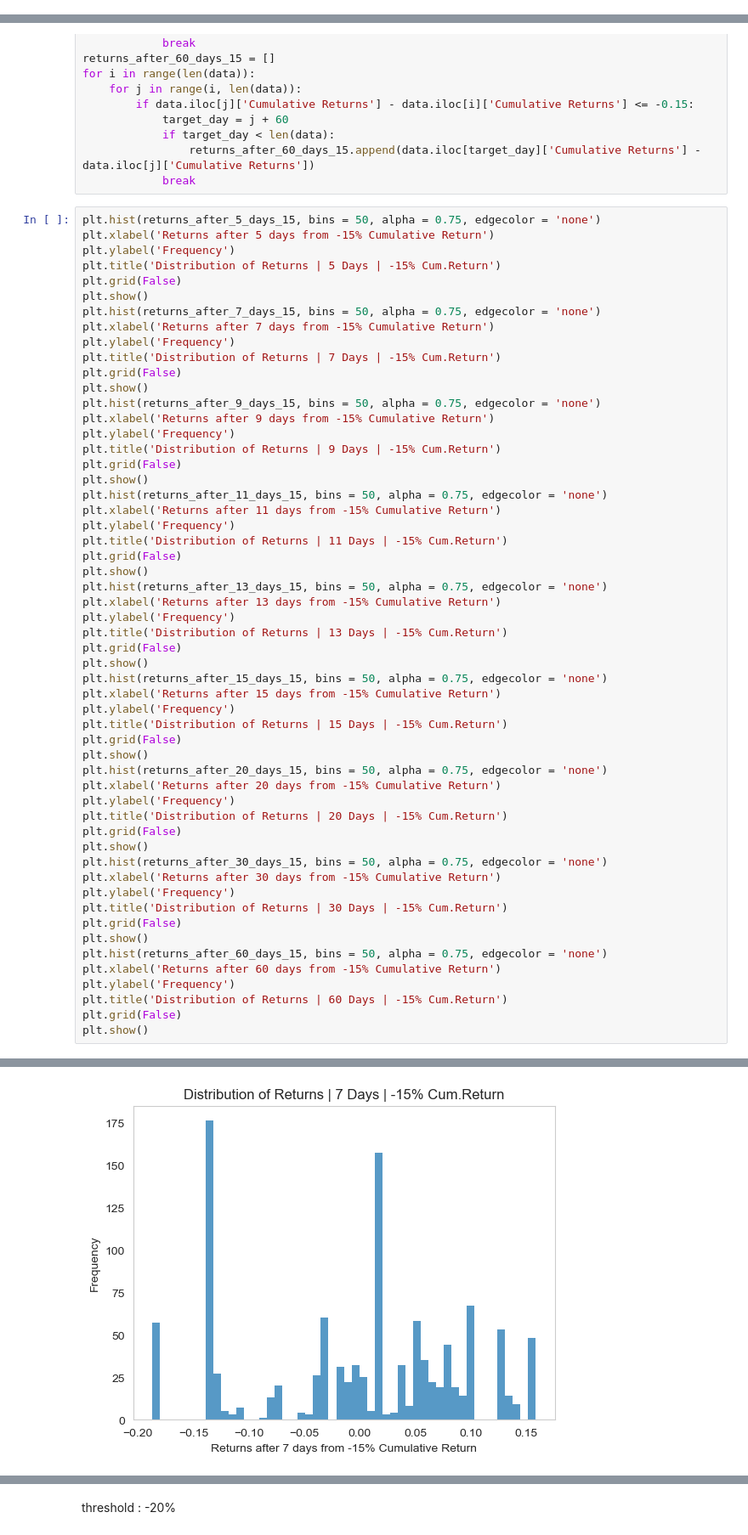
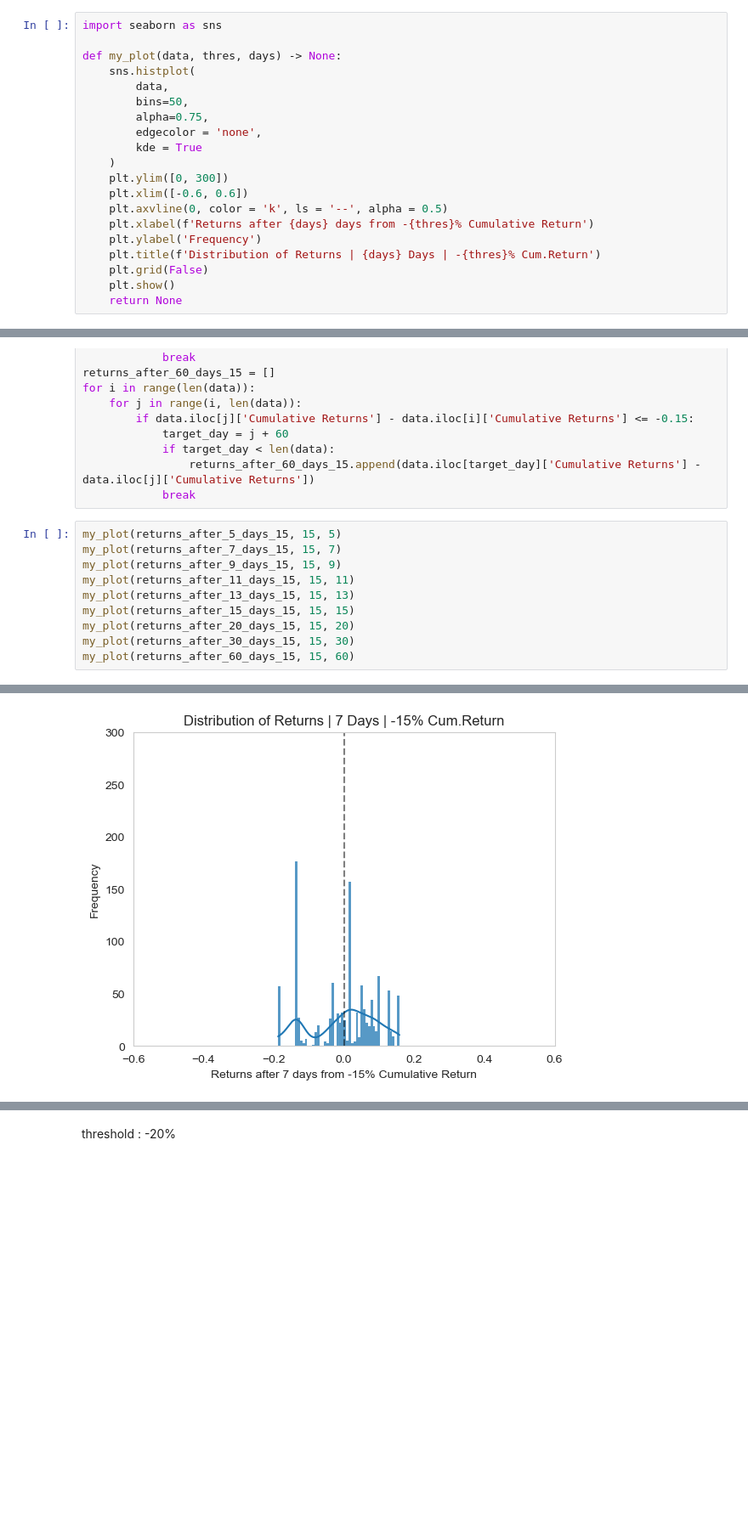
Before and after one commit to Tommylee1013/QuantResearch, a Jupyter notebook: Notes/SPYETF.ipynb, the cells around one changed output, grey strips where cells are left out. Shown at 85% size. Saved outputs shown, nothing was run; the diff lists cells and outputs as text; blank space fills up the shorter version.

```diff
--- a/Notes/SPYETF.ipynb
+++ b/Notes/SPYETF.ipynb
@@ -38,3 +29,23 @@ plt.show()
+# %%
+import seaborn as sns
+
+def my_plot(data, thres, days) -> None:
+    sns.histplot(
+        data,
+        bins=50,
+        alpha=0.75,
+        edgecolor = 'none',
+        kde = True
+    )
+    plt.ylim([0, 300])
+    plt.xlim([-0.6, 0.6])
+    plt.axvline(0, color = 'k', ls = '--', alpha = 0.5)
+    plt.xlabel(f'Returns after {days} days from -{thres}% Cumulative Return')
+    plt.ylabel('Frequency')
+    plt.title(f'Distribution of Returns | {days} Days | -{thres}% Cum.Return')
+    plt.grid(False)
+    plt.show()
+    return None
 # %%
 returns_after_7_days = []
 for i in range(len(data)):
@@ -901,58 +698,13 @@ for i in range(len(data)):
                 returns_after_60_days_15.append(data.iloc[target_day]['Cumulative Returns'] - data.iloc[j]['Cumulative Returns'])
             break
 # %%
-plt.hist(returns_after_5_days_15, bins = 50, alpha = 0.75, edgecolor = 'none')
-plt.xlabel('Returns after 5 days from -15% Cumulative Return')
-plt.ylabel('Frequency')
-plt.title('Distribution of Returns | 5 Days | -15% Cum.Return')
-plt.grid(False)
-plt.show()
-plt.hist(returns_after_7_days_15, bins = 50, alpha = 0.75, edgecolor = 'none')
-plt.xlabel('Returns after 7 days from -15% Cumulative Return')
-plt.ylabel('Frequency')
-plt.title('Distribution of Returns | 7 Days | -15% Cum.Return')
-plt.grid(False)
-plt.show()
-plt.hist(returns_after_9_days_15, bins = 50, alpha = 0.75, edgecolor = 'none')
-plt.xlabel('Returns after 9 days from -15% Cumulative Return')
-plt.ylabel('Frequency')
-plt.title('Distribution of Returns | 9 Days | -15% Cum.Return')
-plt.grid(False)
-plt.show()
-plt.hist(returns_after_11_days_15, bins = 50, alpha = 0.75, edgecolor = 'none')
-plt.xlabel('Returns after 11 days from -15% Cumulative Return')
-plt.ylabel('Frequency')
-plt.title('Distribution of Returns | 11 Days | -15% Cum.Return')
-plt.grid(False)
-plt.show()
-plt.hist(returns_after_13_days_15, bins = 50, alpha = 0.75, edgecolor = 'none')
-plt.xlabel('Returns after 13 days from -15% Cumulative Return')
-plt.ylabel('Frequency')
-plt.title('Distribution of Returns | 13 Days | -15% Cum.Return')
-plt.grid(False)
-plt.show()
-plt.hist(returns_after_15_days_15, bins = 50, alpha = 0.75, edgecolor = 'none')
-plt.xlabel('Returns after 15 days from -15% Cumulative Return')
-plt.ylabel('Frequency')
-plt.title('Distribution of Returns | 15 Days | -15% Cum.Return')
-plt.grid(False)
-plt.show()
-plt.hist(returns_after_20_days_15, bins = 50, alpha = 0.75, edgecolor = 'none')
-plt.xlabel('Returns after 20 days from -15% Cumulative Return')
-plt.ylabel('Frequency')
-plt.title('Distribution of Returns | 20 Days | -15% Cum.Return')
-plt.grid(False)
-plt.show()
-plt.hist(returns_after_30_days_15, bins = 50, alpha = 0.75, edgecolor = 'none')
-plt.xlabel('Returns after 30 days from -15% Cumulative Return')
-plt.ylabel('Frequency')
-plt.title('Distribution of Returns | 30 Days | -15% Cum.Return')
-plt.grid(False)
-plt.show()
-plt.hist(returns_after_60_days_15, bins = 50, alpha = 0.75, edgecolor = 'none')
-plt.xlabel('Returns after 60 days from -15% Cumulative Return')
-plt.ylabel('Frequency')
-plt.title('Distribution of Returns | 60 Days | -15% Cum.Return')
-plt.grid(False)
-plt.show()
+my_plot(returns_after_5_days_15, 15, 5)
+my_plot(returns_after_7_days_15, 15, 7)
+my_plot(returns_after_9_days_15, 15, 9)
+my_plot(returns_after_11_days_15, 15, 11)
+my_plot(returns_after_13_days_15, 15, 13)
+my_plot(returns_after_15_days_15, 15, 15)
+my_plot(returns_after_20_days_15, 15, 20)
+my_plot(returns_after_30_days_15, 15, 30)
+my_plot(returns_after_60_days_15, 15, 60)
 # %% [output]
@@ -960 +712 @@ plt.show()
-[figure, old version]
+[figure, new version]
```
Also changed, not shown: parts of 53 cells of this notebook, 2 other files.
